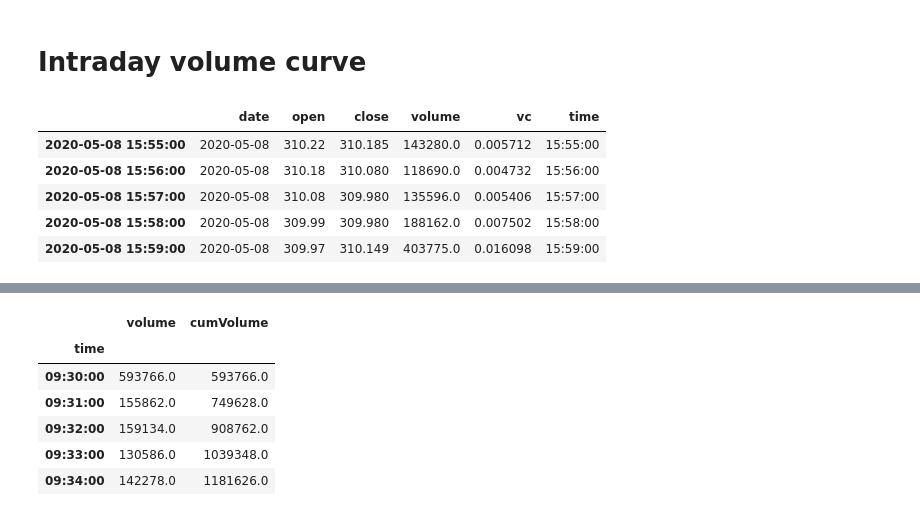
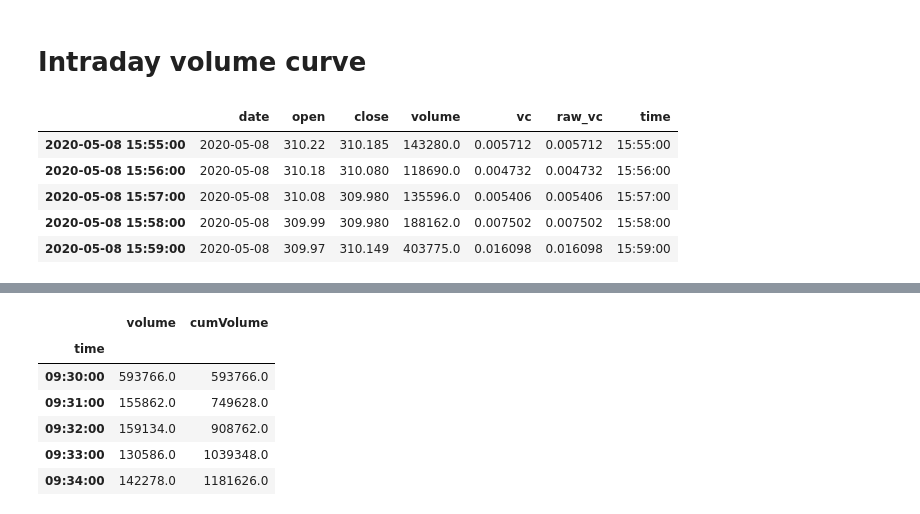
Before and after one commit to manirka/wqu-capstone-vol-prediction, a Jupyter notebook: predict research/Vol predict.ipynb, the cells around one changed output, grey strips where cells are left out. Saved outputs shown, nothing was run; the diff lists cells and outputs as text; code cells hidden in the pictures.

```diff
--- a/predict research/Vol predict.ipynb
+++ b/predict research/Vol predict.ipynb
@@ -163,13 +164,13 @@ plt.show()
 # %% [markdown]
 # Intraday volume curve
 # %%
-intraday['vc'] = intraday.loc[:,['date','volume']].groupby('date').apply(lambda x: x / float(x.sum()))
+intraday['raw_vc'] = intraday.loc[:,['date','volume']].groupby('date').apply(lambda x: x / float(x.sum()))
 intraday['time'] = intraday.index.time
 intraday.tail()
 # %% [output]
-|  | date | open | close | volume | vc | time |
-| 2020-05-08 15:55:00 | 2020-05-08 | 310.22 | 310.185 | 143280.0 | 0.005712 | 15:55:00 |
-| 2020-05-08 15:56:00 | 2020-05-08 | 310.18 | 310.080 | 118690.0 | 0.004732 | 15:56:00 |
-| 2020-05-08 15:57:00 | 2020-05-08 | 310.08 | 309.980 | 135596.0 | 0.005406 | 15:57:00 |
-| 2020-05-08 15:58:00 | 2020-05-08 | 309.99 | 309.980 | 188162.0 | 0.007502 | 15:58:00 |
-| 2020-05-08 15:59:00 | 2020-05-08 | 309.97 | 310.149 | 403775.0 | 0.016098 | 15:59:00 |
+|  | date | open | close | volume | vc | raw_vc | time |
+| 2020-05-08 15:55:00 | 2020-05-08 | 310.22 | 310.185 | 143280.0 | 0.005712 | 0.005712 | 15:55:00 |
+| 2020-05-08 15:56:00 | 2020-05-08 | 310.18 | 310.080 | 118690.0 | 0.004732 | 0.004732 | 15:56:00 |
+| 2020-05-08 15:57:00 | 2020-05-08 | 310.08 | 309.980 | 135596.0 | 0.005406 | 0.005406 | 15:57:00 |
+| 2020-05-08 15:58:00 | 2020-05-08 | 309.99 | 309.980 | 188162.0 | 0.007502 | 0.007502 | 15:58:00 |
+| 2020-05-08 15:59:00 | 2020-05-08 | 309.97 | 310.149 | 403775.0 | 0.016098 | 0.016098 | 15:59:00 |
```
Also changed, not shown: parts of 28 cells of this notebook.
